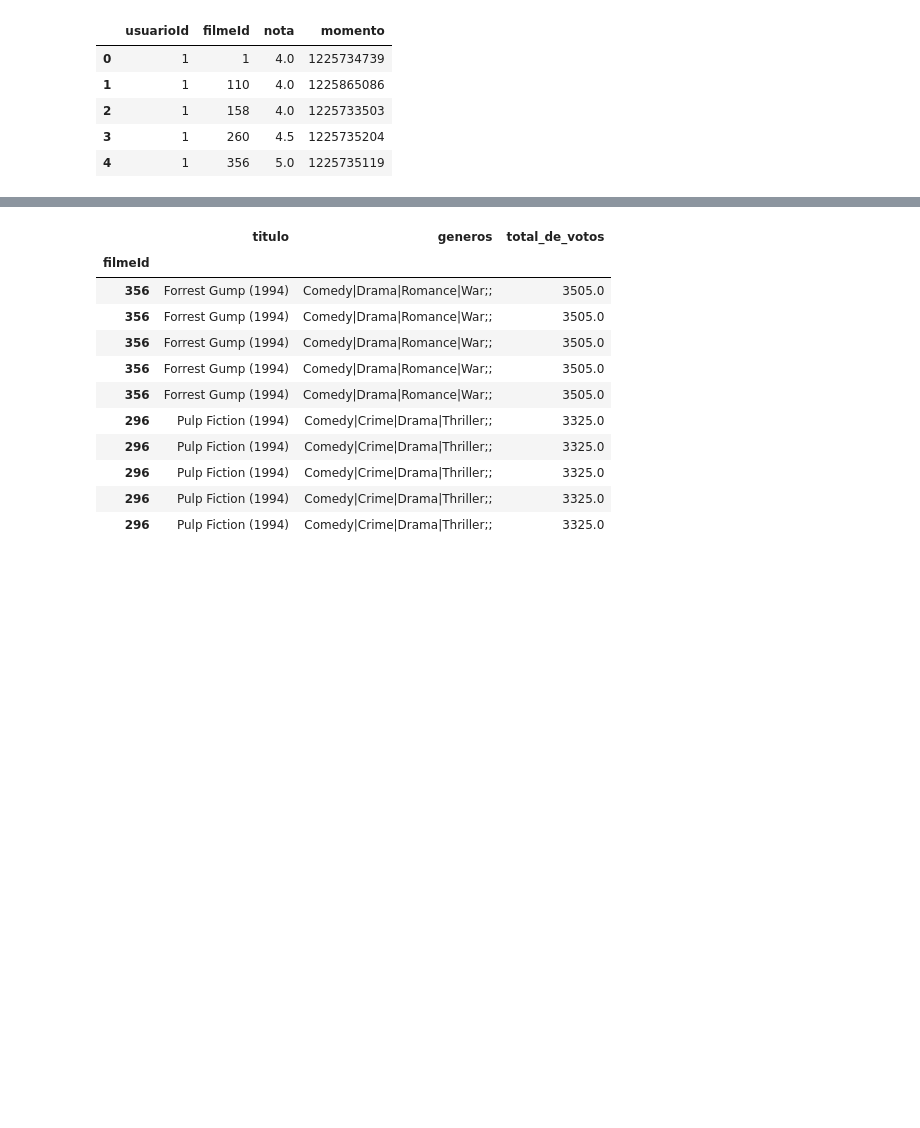
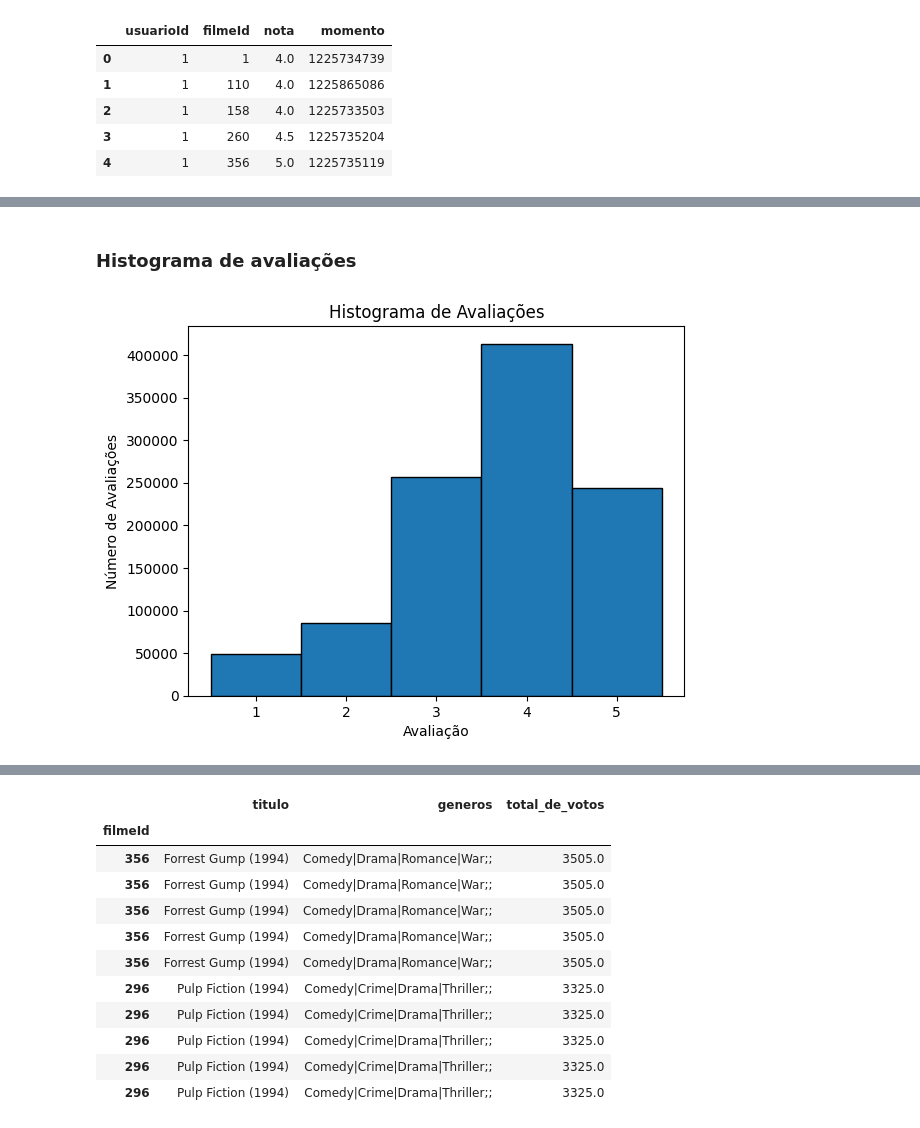
Before and after one commit to jvtsp/Mackenzie_projeto_aplicado_3, a Jupyter notebook: Recomendacao_KNN.ipynb, the cells around one changed output, grey strips where cells are left out. Saved outputs shown, nothing was run; the diff lists cells and outputs as text; code cells hidden in the pictures; blank space fills up the shorter version.

```diff
--- a/Recomendacao_KNN.ipynb
+++ b/Recomendacao_KNN.ipynb
@@ -5,11 +58,12 @@ import pandas as pd
+# %%
+# Váriavel com os parametros de conexão com a base de dados
+conn = mysql.connector.connect(user='remoto', password='', host='localhost', database='mackenzie_recomendacao_filmes')
+
+# Criar um objeto cursor para executar consultas SQL
+cursor = conn.cursor()
 # %%
-conn = mysql.connector.connect(user='', password='', host='localhost', database='impacta_analise_sentimentos')
-
-# Criar um objeto cursor para executar consultas SQL
-cursor = conn.cursor()
-
 # Consulta SQL
-sql_query = "describe impacta_analise_sentimentos.movies"
+sql_query = "describe mackenzie_recomendacao_filmes.movies"
 
 # Executar a consulta
 cursor.execute(sql_query)
@@ -17,6 +71,7 @@ cursor.execute(sql_query)
 # Recuperar os resultados da consulta
 results = cursor.fetchall()
 
+print('Describe da base de dados: movies')
 # Exibir os resultados
 for row in results:
     print(row)
@@ -29,0 +122,3 @@ df_rating = pd.read_sql('select * from impacta_analise_sentimentos.rating', conn
+# %%
+df_rating = pd.read_sql('select * from rating', conn)
+df_rating.head(10)
@@ -67,0 +250,10 @@ notas.describe()
+# %% [markdown]
+### Histograma de avaliações
+# %%
+plt.hist(notas['nota'], bins=[0.5, 1.5, 2.5, 3.5, 4.5, 5.5], edgecolor='black')
+plt.title('Histograma de Avaliações')
+plt.xlabel('Avaliação')
+plt.ylabel('Número de Avaliações')
+plt.show()
+# %% [output]
+[figure, added]
```
Also changed, not shown: parts of 138 cells of this notebook, 4 other files.
